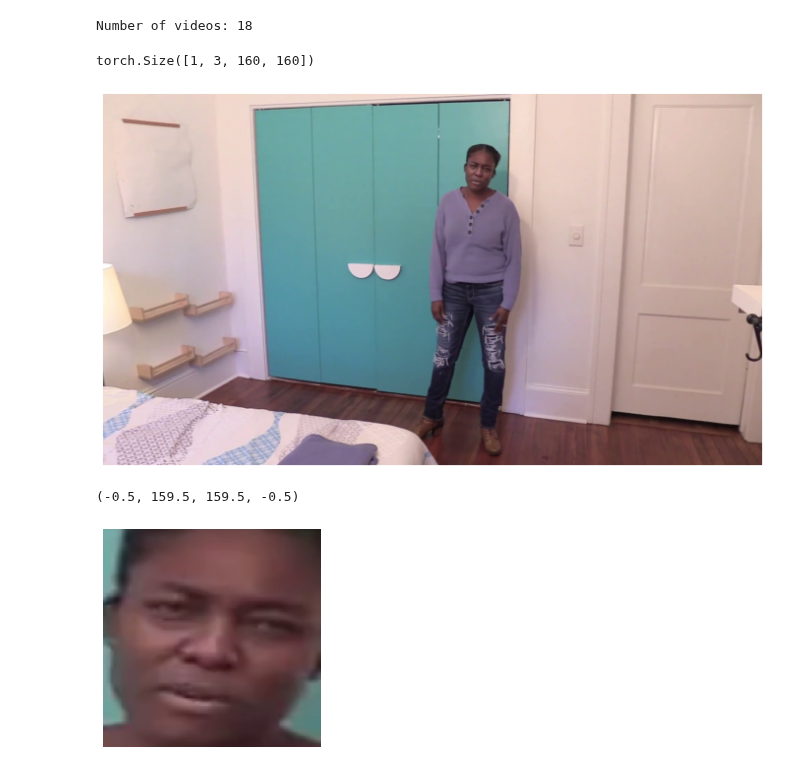
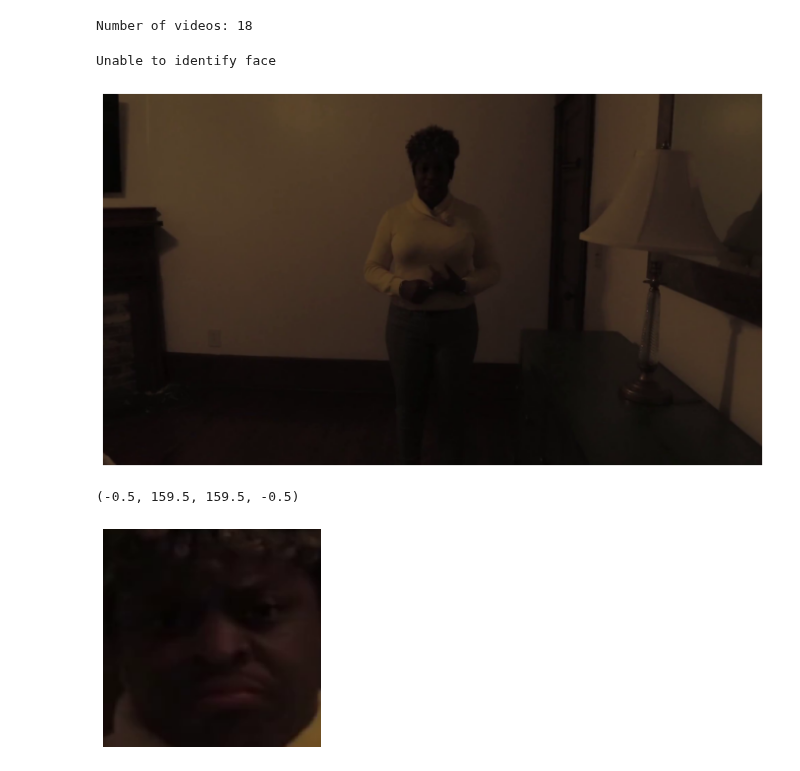
Before and after one commit to AT100/cmpt733-deepfake-detection, a Jupyter notebook: image_preprocessing.ipynb, the cells around one changed output. Saved outputs shown, nothing was run; the diff lists cells and outputs as text; code cells hidden in the pictures.

```diff
--- a/image_preprocessing.ipynb
+++ b/image_preprocessing.ipynb
@@ -142,27 +142,30 @@ print("Number of videos:", len(videopaths))
 # %% [output]
 Number of videos: 18
 # %%
-v_cap = cv2.VideoCapture(videopaths[0])
+v_cap = cv2.VideoCapture(videopaths[2])
 _, frame = v_cap.read()
 frame = cv2.cvtColor(frame, cv2.COLOR_BGR2RGB)
 frame = Image.fromarray(frame)
 
 plt.figure(figsize=(12, 8))
 plt.imshow(frame)
 plt.axis('off')
 
 mtcnn = MTCNN(select_largest=False, keep_all=True, post_process=False)#select_largest=False, device='cuda')
-#result = mtcnn.detect(frame)
-#print(result)
+result = mtcnn.detect(frame)
 face = mtcnn(frame)
-print(face.shape)
+if face is None:
+    print("Unable to identify face")
+else:
+    print(result)
+    print(face.shape)
 # %% [output]
-torch.Size([1, 3, 160, 160])
+Unable to identify face
-[figure, old version]
+[figure, new version]
 # %%
 # there can be a few faces identified, so this will need to be adjusted
 plt.imshow(face.squeeze().permute(1,2,0).int().numpy())
 plt.axis('off')
 # %% [output]
 (-0.5, 159.5, 159.5, -0.5)
-[figure, old version]
+[figure, new version]
```
